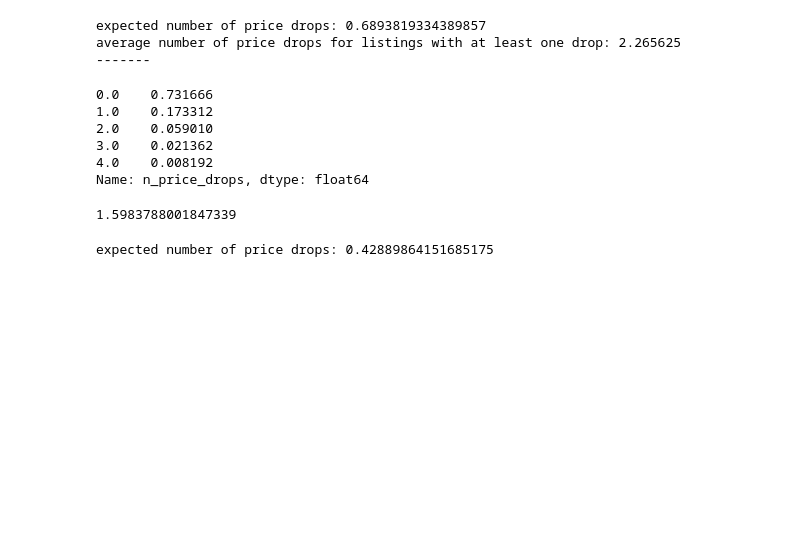
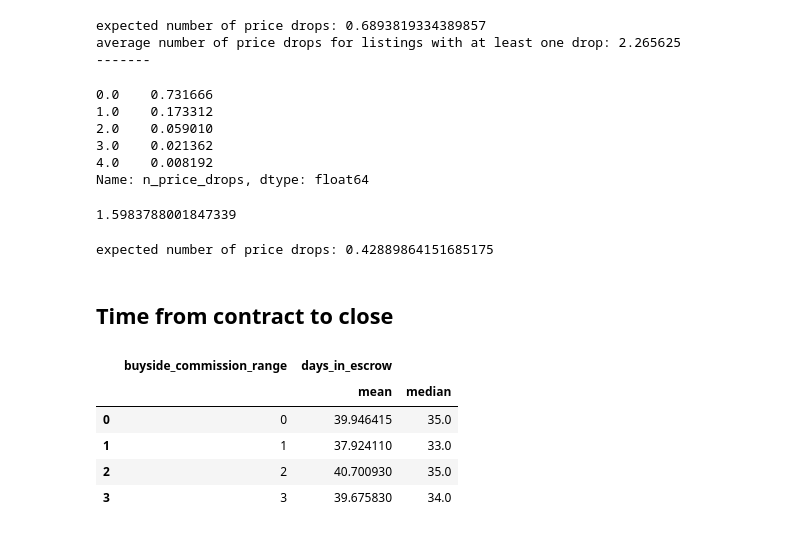
Before and after one commit to williamfried/redfin_views_analysis, a Jupyter notebook: process_raw_scaped_data.ipynb, the cells around one changed output. Cells and saved outputs as stored; diff of their text form; code cells hidden in the pictures; blank space fills up the shorter version.

```diff
--- a/process_raw_scaped_data.ipynb
+++ b/process_raw_scaped_data.ipynb
@@ -463,3 +463,21 @@ print(at_least_1_df['n_price_drops'].mean())
 print('expected number of price drops:', non_ibuyer_df['n_price_drops'].mean())
 # %% [output]
 expected number of price drops: 0.42889864151685175
+# %% [markdown]
+## Time from contract to close
+# %%
+sold_df = final_df[final_df['sale_date'] != 'no_sale']
+# %%
+sold_df['days_in_escrow'] = (sold_df['sale_date'] - sold_df['pending_date']).dt.days
+# %%
+days_in_escrow_metrics_df = sold_df.groupby('buyside_commission_range').agg(
+    {'days_in_escrow': ['mean', 'median']}).reset_index()
+# %%
+days_in_escrow_metrics_df
+# %% [output]
+|  | buyside_commission_range | days_in_escrow |  |
+|  |  | mean | median |
+| 0 | 0 | 39.946415 | 35.0 |
+| 1 | 1 | 37.924110 | 33.0 |
+| 2 | 2 | 40.700930 | 35.0 |
+| 3 | 3 | 39.675830 | 34.0 |
```
Also changed, not shown: 1 other file.
